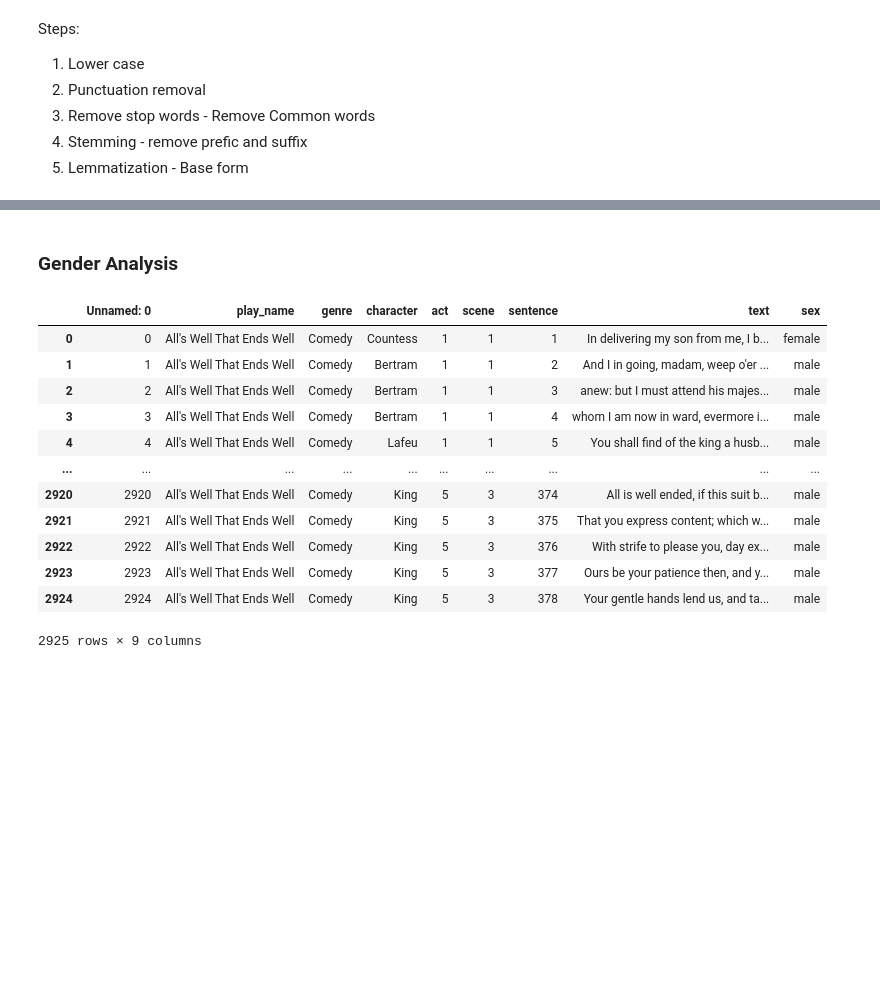
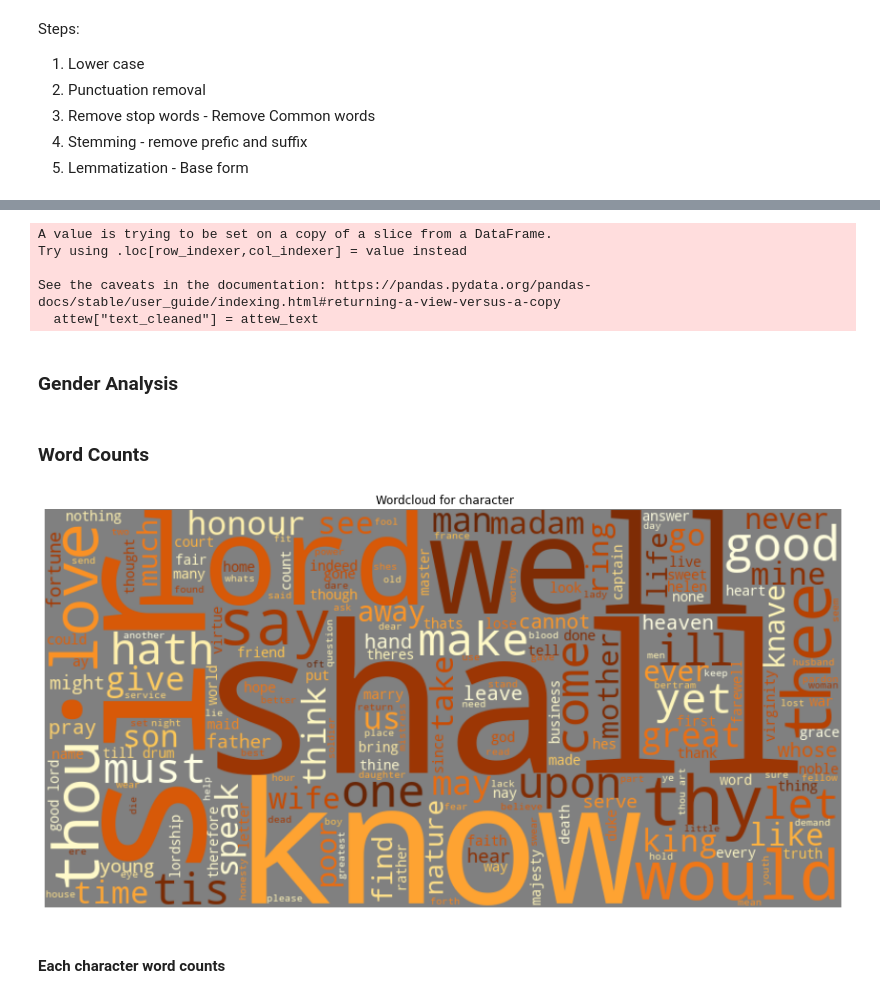
Before and after one commit to CadmusFlux/Playing-with-data, a Jupyter notebook: shakespeare.ipynb, the cells around one changed output, grey strips where cells are left out. Drawn from its saved outputs; the diff is of its cells as text; code cells hidden in the pictures; blank space fills up the shorter version.

Commit message:
shakespeare - adding wordcloud and spacy module

```diff
--- a/shakespeare.ipynb
+++ b/shakespeare.ipynb
@@ -86,21 +79,30 @@ Name: text, Length: 108093, dtype: object
+# %%
+attew["text_cleaned"] = attew_text
+# %% [output]
+A value is trying to be set on a copy of a slice from a DataFrame.
+Try using .loc[row_indexer,col_indexer] = value instead
+
+See the caveats in the documentation: https://pandas.pydata.org/pandas-docs/stable/user_guide/indexing.html#returning-a-view-versus-a-copy
+  attew["text_cleaned"] = attew_text
 # %% [markdown]
 ### Gender Analysis
 # %%
 fig= px.pie(characters,values='count',names='sex',title="Percentage of dialogue spoken by each gender")
 fig.show()
-# %%
-attew
-# %% [output]
-|  | Unnamed: 0 | play_name | genre | character | act | scene | sentence | text | sex |
-| 0 | 0 | All's Well That Ends Well | Comedy | Countess | 1 | 1 | 1 | In delivering my son from me, I b... | female |
-| 1 | 1 | All's Well That Ends Well | Comedy | Bertram | 1 | 1 | 2 | And I in going, madam, weep o'er ... | male |
-| 2 | 2 | All's Well That Ends Well | Comedy | Bertram | 1 | 1 | 3 | anew: but I must attend his majes... | male |
-| 3 | 3 | All's Well That Ends Well | Comedy | Bertram | 1 | 1 | 4 | whom I am now in ward, evermore i... | male |
-| 4 | 4 | All's Well That Ends Well | Comedy | Lafeu | 1 | 1 | 5 | You shall find of the king a husb... | male |
-| ... | ... | ... | ... | ... | ... | ... | ... | ... | ... |
-| 2920 | 2920 | All's Well That Ends Well | Comedy | King | 5 | 3 | 374 | All is well ended, if this suit b... | male |
-| 2921 | 2921 | All's Well That Ends Well | Comedy | King | 5 | 3 | 375 | That you express content; which w... | male |
-| 2922 | 2922 | All's Well That Ends Well | Comedy | King | 5 | 3 | 376 | With strife to please you, day ex... | male |
-| 2923 | 2923 | All's Well That Ends Well | Comedy | King | 5 | 3 | 377 | Ours be your patience then, and y... | male |
-| 2924 | 2924 | All's Well That Ends Well | Comedy | King | 5 | 3 | 378 | Your gentle hands lend us, and ta... | male |
-2925 rows × 9 columns
+# %% [markdown]
+### Word Counts
+# %%
+def display_wordcloud(data,column_name,character_name = "character"):
+
+    wordcloud_txt = ' '.join(data[column_name])
+
+
+    wordcloud = WordCloud(width=800, height=400, colormap='YlOrBr', background_color= 'gray', stopwords=set(set(stopwords.words("english")))
+                     ).generate(wordcloud_txt)
+
+    # Displaying word cloud
+    plt.figure(figsize=(15, 10))
+    plt.title(" Wordcloud for {}".format(character_name))
+    plt.imshow(wordcloud, interpolation='bilinear')
+    plt.axis('off')
+    plt.show()
@@ -106,0 +120,6 @@ attew
+# %%
+display_wordcloud(attew,'text_cleaned')
+# %% [output]
+[figure, added]
+# %% [markdown]
+#### Each character word counts
```
Also changed, not shown: parts of 9 cells of this notebook.
